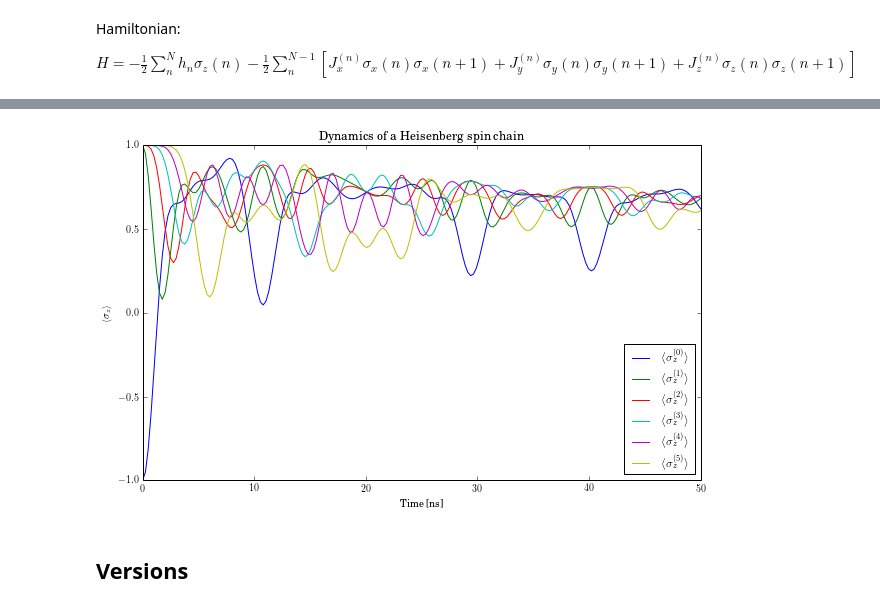
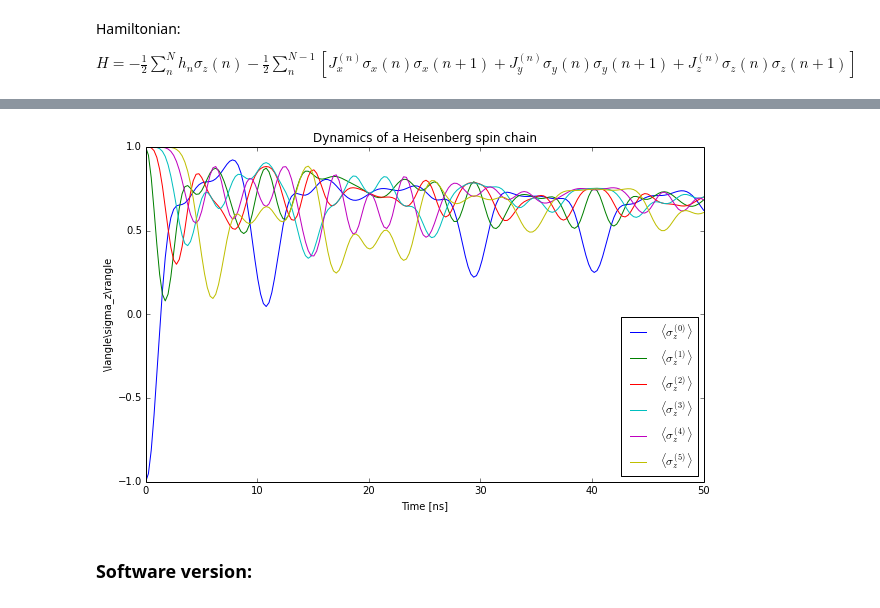
Before and after one commit to qutip/qutip-notebooks, a Jupyter notebook: examples/example-spin-chain.ipynb, the cells around one changed output, grey strips where cells are left out. Drawn from its saved outputs; the diff is of its cells as text; code cells hidden in the pictures.

```diff
--- a/examples/example-spin-chain.ipynb
+++ b/examples/example-spin-chain.ipynb
@@ -105,22 +105,18 @@ time elapsed = 0.500545978546
 # %%
-#
 # plot
-#
-rc('text', usetex=True)
-rc('font', family='serif')
 figure(figsize=(10,6))
 
 for n in range(N):
     plot(tlist, real(sz_expt[n]), label=r'$\langle\sigma_z^{(%d)}\rangle$'%n)
 
 legend(loc=0)
 xlabel(r'Time [ns]')
 ylabel(r'\langle\sigma_z\rangle')
 title(r'Dynamics of a Heisenberg spin chain');
 # %% [output]
-[figure, old version]
+[figure, new version]
-# %% [markdown]
-## Versions
+# %% [markdown]
+### Software version:
 # %%
 from qutip.ipynbtools import version_table
 
```
Also changed, not shown: parts of 3 cells of this notebook.
